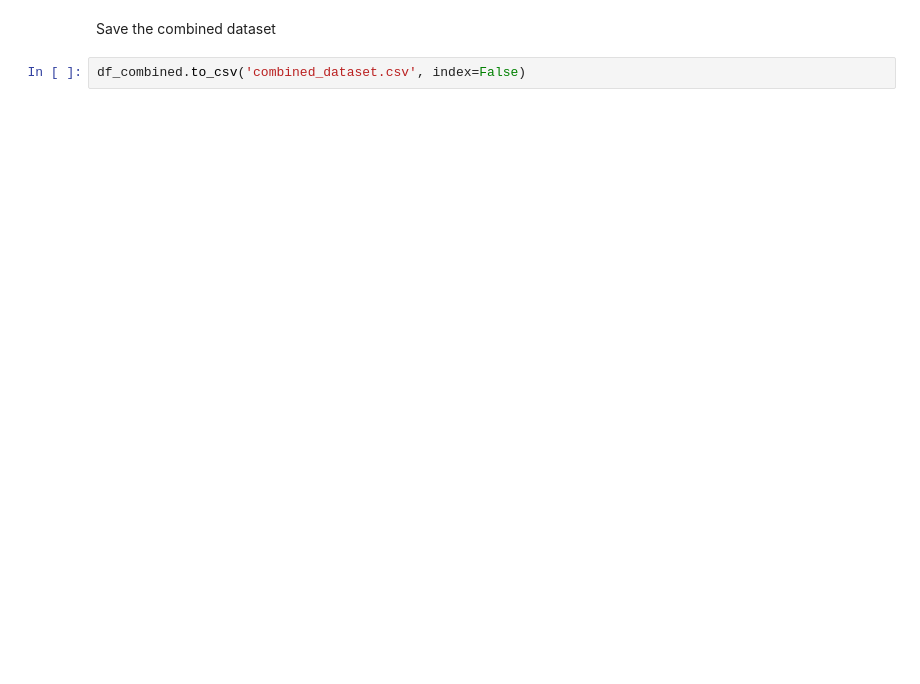
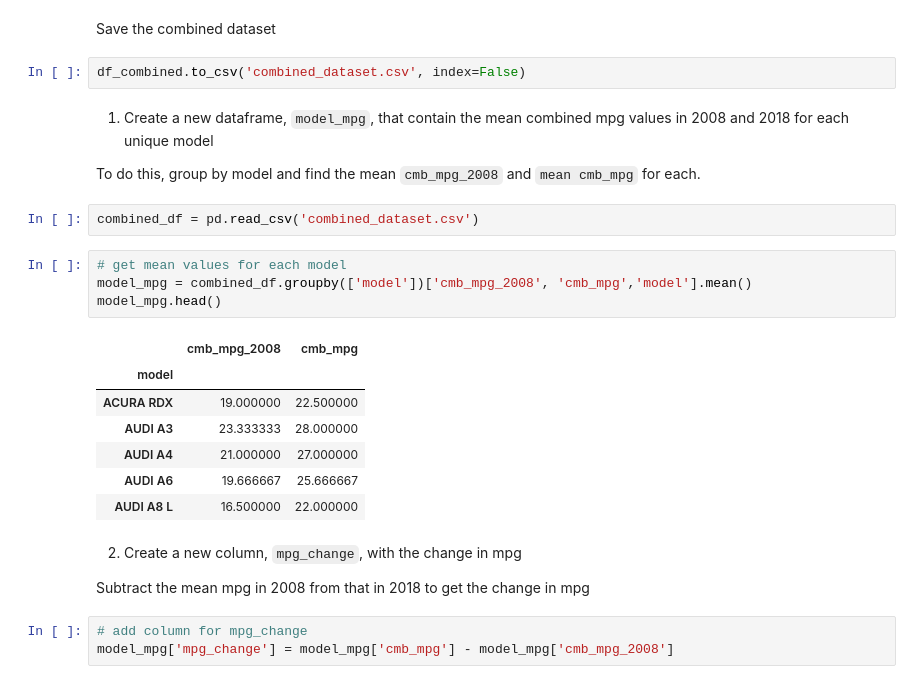
Before and after one commit to emilylauyw/Udacity_DAND_CaseStudy2-Analyze_Fuel_Economy_Data, a Jupyter notebook: analyze_fuel_economy_data.ipynb, the cells around one changed output. Drawn from its saved outputs; the diff is of its cells as text; blank space fills up the shorter version.

````diff
--- a/analyze_fuel_economy_data.ipynb
+++ b/analyze_fuel_economy_data.ipynb
@@ -1023,3 +906,28 @@ df_combined.head()
 Save the combined dataset
 # %%
 df_combined.to_csv('combined_dataset.csv', index=False)
+# %% [markdown]
+1) Create a new dataframe, ```model_mpg```, that contain the mean combined mpg values in 2008 and 2018 for each unique model
+
+To do this, group by model and find the mean ```cmb_mpg_2008``` and ```mean cmb_mpg``` for each.
+# %%
+combined_df = pd.read_csv('combined_dataset.csv')
+# %%
+# get mean values for each model
+model_mpg = combined_df.groupby(['model'])['cmb_mpg_2008', 'cmb_mpg','model'].mean()
+model_mpg.head()
+# %% [output]
+|  | cmb_mpg_2008 | cmb_mpg |
+| model |  |  |
+| ACURA RDX | 19.000000 | 22.500000 |
+| AUDI A3 | 23.333333 | 28.000000 |
+| AUDI A4 | 21.000000 | 27.000000 |
+| AUDI A6 | 19.666667 | 25.666667 |
+| AUDI A8 L | 16.500000 | 22.000000 |
+# %% [markdown]
+2) Create a new column, ```mpg_change```, with the change in mpg
+
+Subtract the mean mpg in 2008 from that in 2018 to get the change in mpg
+# %%
+# add column for mpg_change
+model_mpg['mpg_change'] = model_mpg['cmb_mpg'] - model_mpg['cmb_mpg_2008']
````
Also changed, not shown: parts of 25 cells of this notebook.
